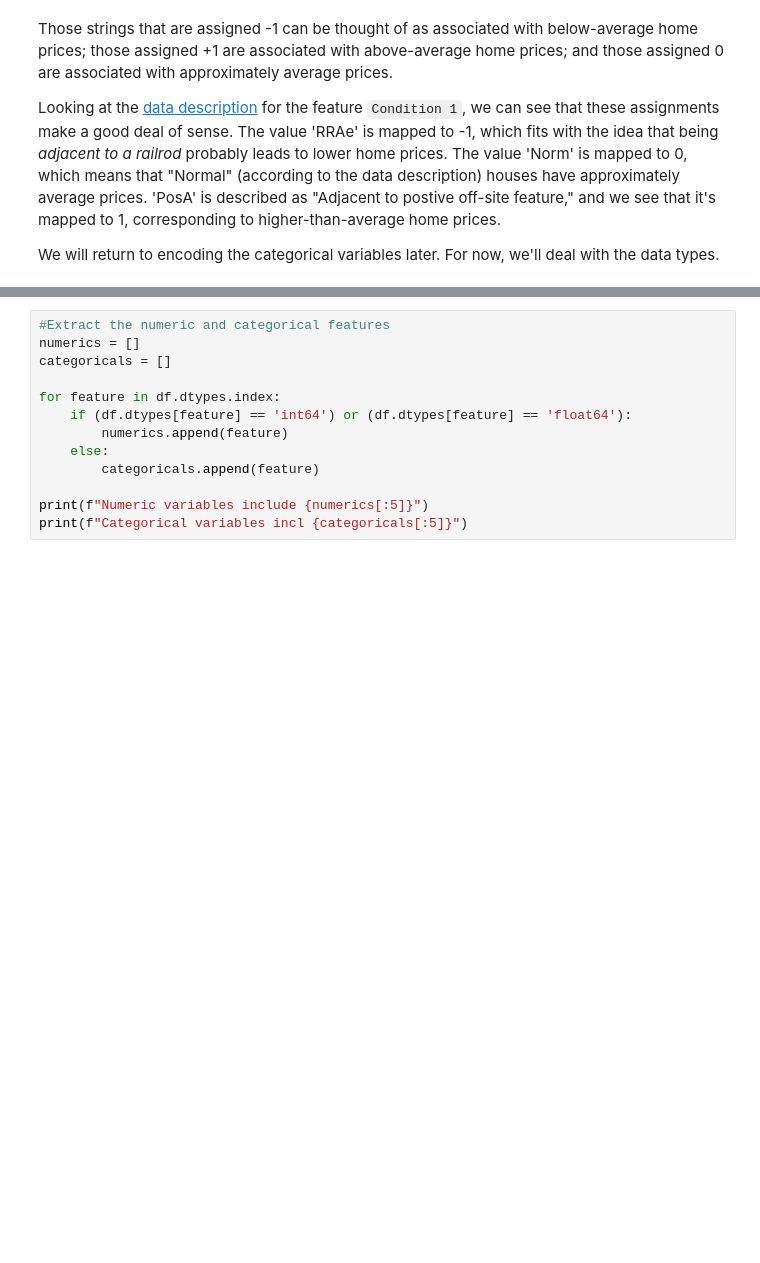
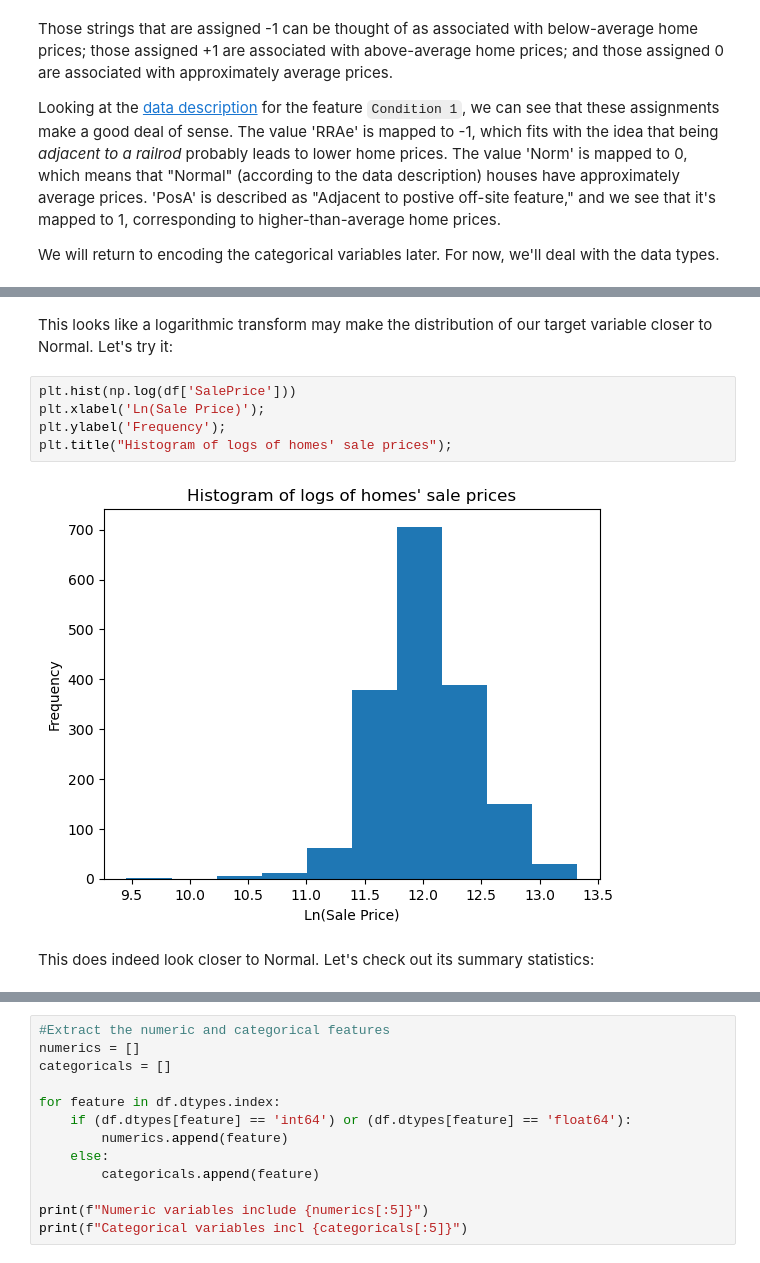
Before and after one commit to simonlazarus/Predicting-House-Prices-with-Linear-Regression, a Jupyter notebook: code/4_modeling.ipynb, the cells around one changed output, grey strips where cells are left out. Drawn from its saved outputs; the diff is of its cells as text; blank space fills up the shorter version.

```diff
--- a/code/4_modeling.ipynb
+++ b/code/4_modeling.ipynb
@@ -99,0 +138,11 @@ Before building any predictive models, we'll want to examine the relationships b
+# %% [markdown]
+This looks like a logarithmic transform may make the distribution of our target variable closer to Normal.  Let's try it:
+# %%
+plt.hist(np.log(df['SalePrice']))
+plt.xlabel('Ln(Sale Price)');
+plt.ylabel('Frequency');
+plt.title("Histogram of logs of homes' sale prices");
+# %% [output]
+[figure, added]
+# %% [markdown]
+This does indeed look closer to Normal.  Let's check out its summary statistics:
```
Also changed, not shown: parts of 118 cells of this notebook, 3 other files.
